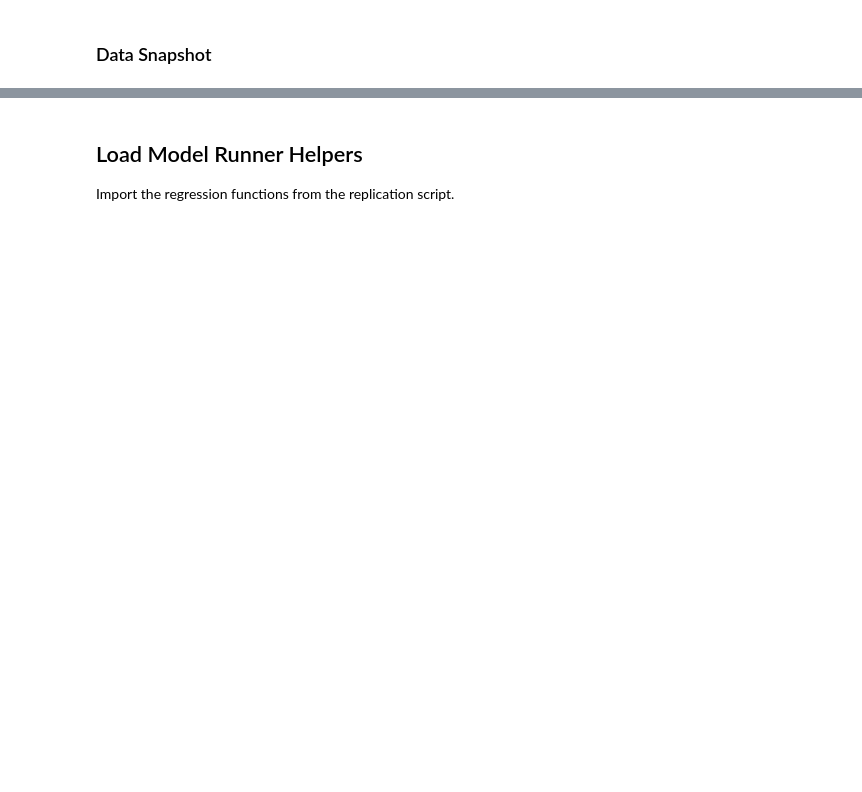
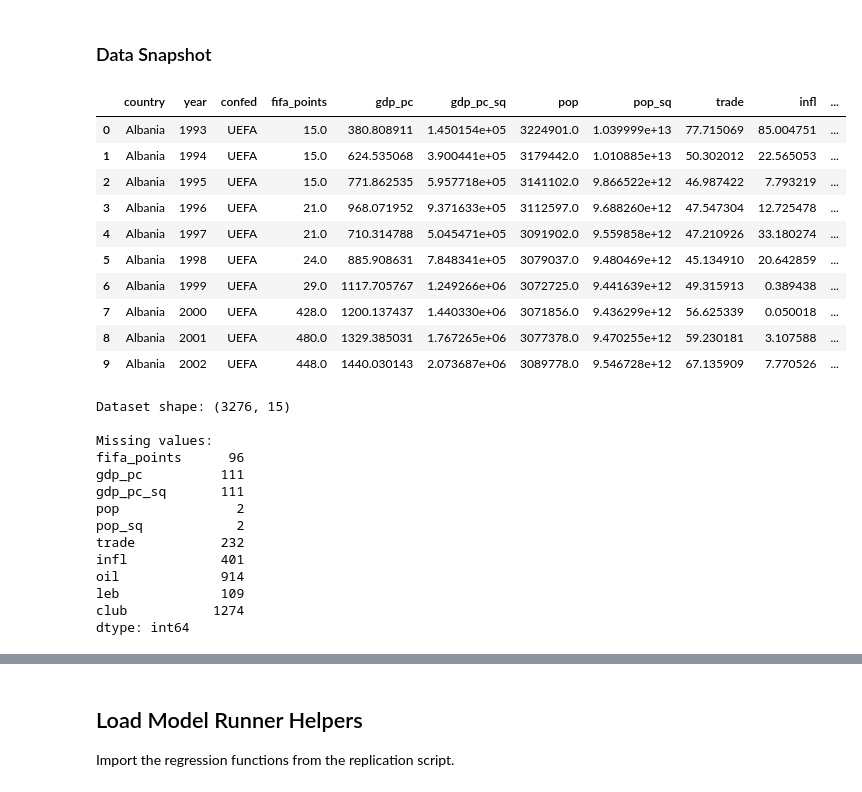
Before and after one commit to dkritz/fifa-paper, a Jupyter notebook: notebooks/replication_actual_data.ipynb, the cells around one changed output, grey strips where cells are left out. Drawn from its saved outputs; the diff is of its cells as text; code cells hidden in the pictures; blank space fills up the shorter version.

```diff
--- a/notebooks/replication_actual_data.ipynb
+++ b/notebooks/replication_actual_data.ipynb
@@ -47,9 +66,35 @@ print(f"\nConfederations:
 # %%
 # Display first few rows and summary stats
 display(df.head(10))
 print(f"\nDataset shape: {df.shape}")
 
 # Check for missing values
 missing = df.isnull().sum()
-print(f"\nMissing values:
-{missing[missing > 0]}")
+print("\nMissing values:")
+print(missing[missing > 0])
+# %% [output]
+|  | country | year | confed | fifa_points | gdp_pc | gdp_pc_sq | pop | pop_sq | trade | infl | ... |
+| 0 | Albania | 1993 | UEFA | 15.0 | 380.808911 | 1.450154e+05 | 3224901.0 | 1.039999e+13 | 77.715069 | 85.004751 | ... |
+| 1 | Albania | 1994 | UEFA | 15.0 | 624.535068 | 3.900441e+05 | 3179442.0 | 1.010885e+13 | 50.302012 | 22.565053 | ... |
+| 2 | Albania | 1995 | UEFA | 15.0 | 771.862535 | 5.957718e+05 | 3141102.0 | 9.866522e+12 | 46.987422 | 7.793219 | ... |
+| 3 | Albania | 1996 | UEFA | 21.0 | 968.071952 | 9.371633e+05 | 3112597.0 | 9.688260e+12 | 47.547304 | 12.725478 | ... |
+| 4 | Albania | 1997 | UEFA | 21.0 | 710.314788 | 5.045471e+05 | 3091902.0 | 9.559858e+12 | 47.210926 | 33.180274 | ... |
+| 5 | Albania | 1998 | UEFA | 24.0 | 885.908631 | 7.848341e+05 | 3079037.0 | 9.480469e+12 | 45.134910 | 20.642859 | ... |
+| 6 | Albania | 1999 | UEFA | 29.0 | 1117.705767 | 1.249266e+06 | 3072725.0 | 9.441639e+12 | 49.315913 | 0.389438 | ... |
+| 7 | Albania | 2000 | UEFA | 428.0 | 1200.137437 | 1.440330e+06 | 3071856.0 | 9.436299e+12 | 56.625339 | 0.050018 | ... |
+| 8 | Albania | 2001 | UEFA | 480.0 | 1329.385031 | 1.767265e+06 | 3077378.0 | 9.470255e+12 | 59.230181 | 3.107588 | ... |
+| 9 | Albania | 2002 | UEFA | 448.0 | 1440.030143 | 2.073687e+06 | 3089778.0 | 9.546728e+12 | 67.135909 | 7.770526 | ... |
+Dataset shape: (3276, 15)
+
+Missing values:
+fifa_points      96
+gdp_pc          111
+gdp_pc_sq       111
+pop               2
+pop_sq            2
+trade           232
+infl            401
+oil             914
+leb             109
+club           1274
+dtype: int64
```
Also changed, not shown: parts of 10 cells of this notebook, 2 other files.
